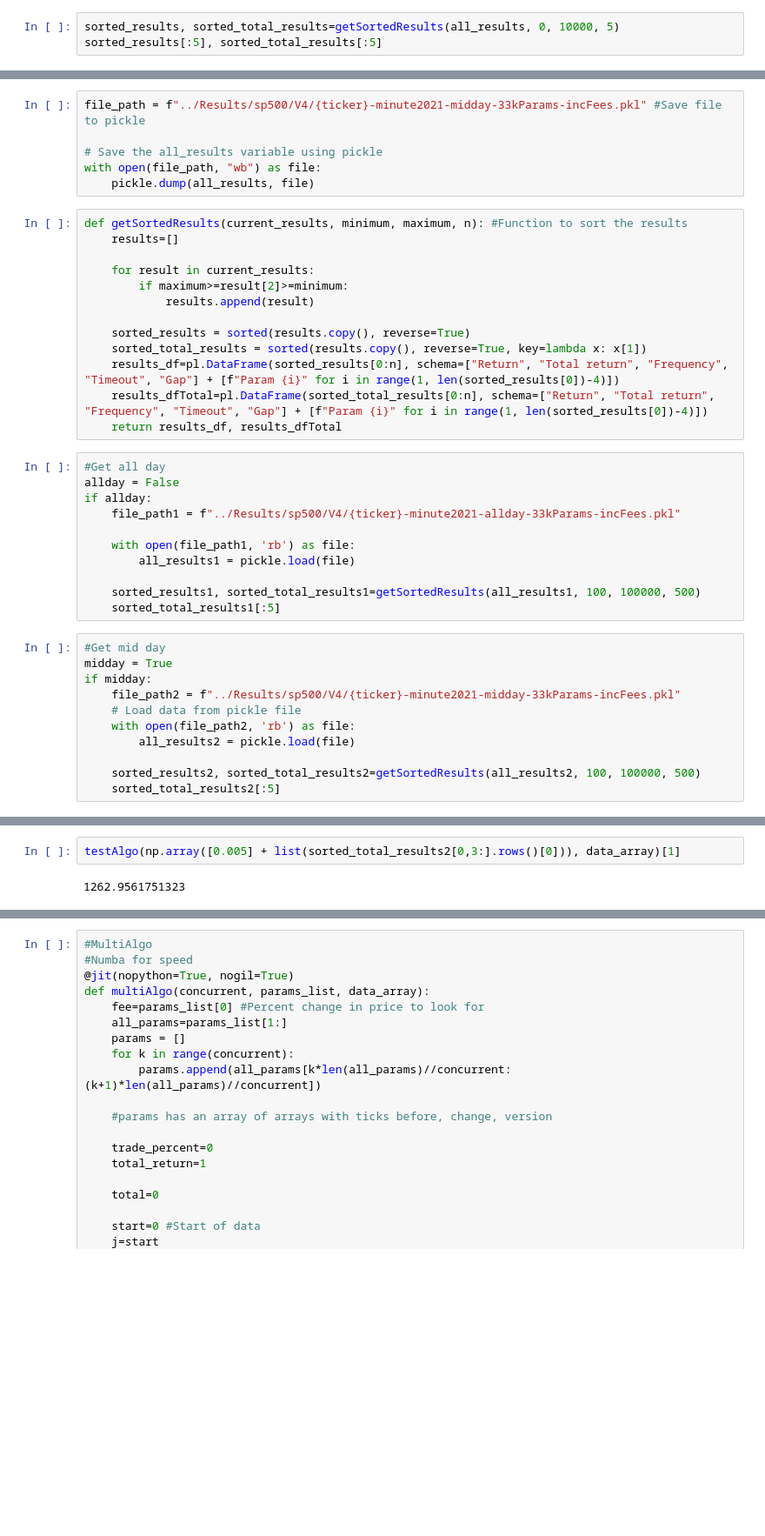
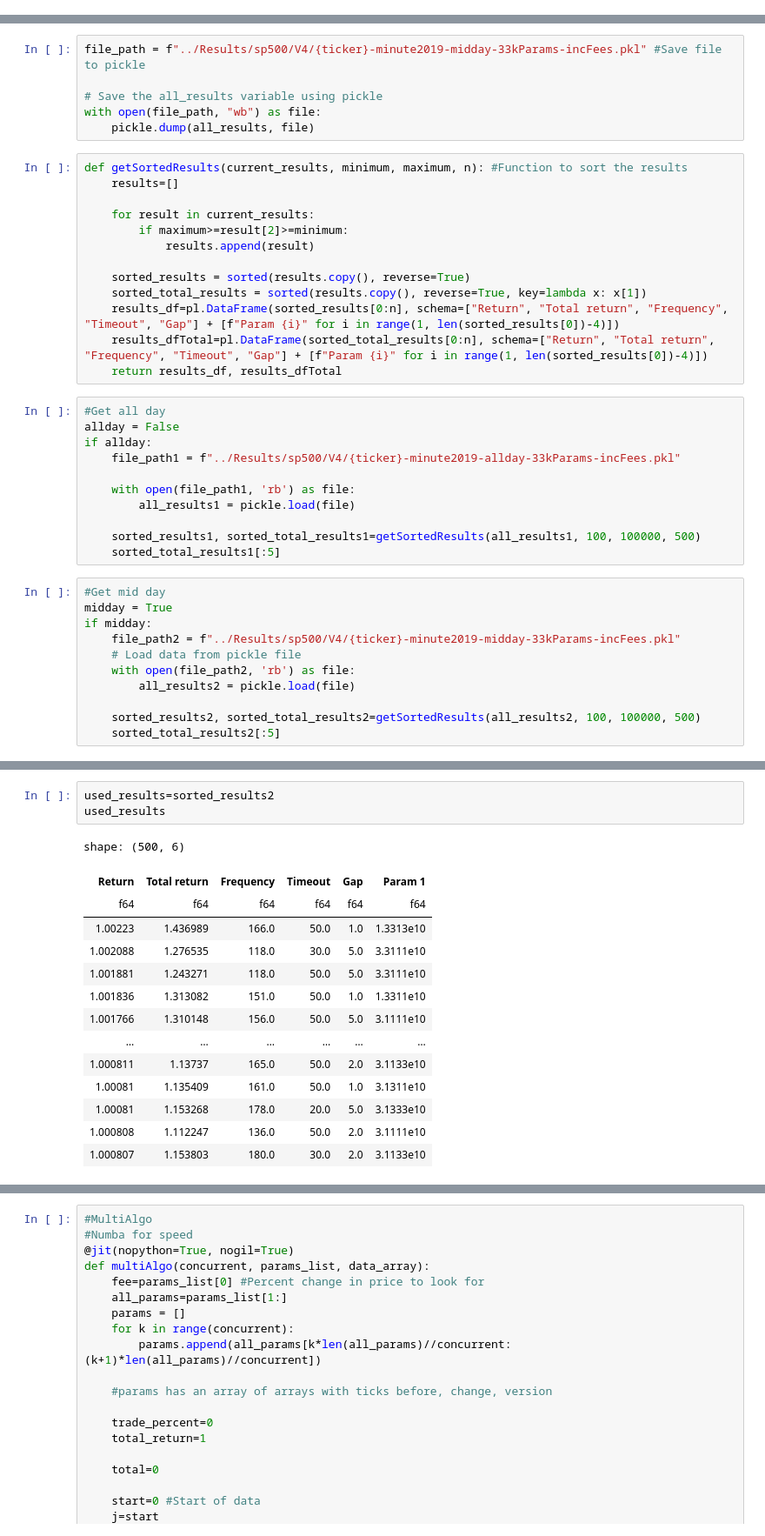
Before and after one commit to OGibbard/Quant, a Jupyter notebook: algoV4.ipynb, the cells around one changed output, grey strips where cells are left out. Shown: that part at 87% size. Drawn from its saved outputs; the diff is of its cells as text; blank space fills up the shorter version.

```diff
--- a/algoV4.ipynb
+++ b/algoV4.ipynb
@@ -124,3 +151,0 @@ def getSortedResults(current_results, minimum, maximum, n): #Function to sort th
-# %%
-sorted_results, sorted_total_results=getSortedResults(all_results, 0, 10000, 5)
-sorted_results[:5], sorted_total_results[:5]
@@ -225,5 +226,5 @@ testAlgo([0.005, 50.0, 5.0, 111.0], data_array)
 # %%
-file_path = f"../Results/sp500/V4/{ticker}-minute2021-midday-33kParams-incFees.pkl" #Save file to pickle
+file_path = f"../Results/sp500/V4/{ticker}-minute2019-midday-33kParams-incFees.pkl" #Save file to pickle
 
 # Save the all_results variable using pickle
 with open(file_path, "wb") as file:
@@ -245,7 +246,7 @@ def getSortedResults(current_results, minimum, maximum, n): #Function to sort th
 #Get all day
 allday = False
 if allday:
-    file_path1 = f"../Results/sp500/V4/{ticker}-minute2021-allday-33kParams-incFees.pkl"
+    file_path1 = f"../Results/sp500/V4/{ticker}-minute2019-allday-33kParams-incFees.pkl"
 
     with open(file_path1, 'rb') as file:
         all_results1 = pickle.load(file)
@@ -256,7 +257,7 @@ if allday:
 #Get mid day
 midday = True
 if midday:
-    file_path2 = f"../Results/sp500/V4/{ticker}-minute2021-midday-33kParams-incFees.pkl"
+    file_path2 = f"../Results/sp500/V4/{ticker}-minute2019-midday-33kParams-incFees.pkl"
     # Load data from pickle file
     with open(file_path2, 'rb') as file:
         all_results2 = pickle.load(file)
@@ -368,4 +278,18 @@ len(day_data_array)
-# %%
-testAlgo(np.array([0.005] + list(sorted_total_results2[0,3:].rows()[0])), data_array)[1]
-# %% [output]
-1262.9561751323
+# %%
+used_results=sorted_results2
+used_results
+# %% [output]
+shape: (500, 6)
+| Return | Total return | Frequency | Timeout | Gap | Param 1 |
+| f64 | f64 | f64 | f64 | f64 | f64 |
+| 1.00223 | 1.436989 | 166.0 | 50.0 | 1.0 | 1.3313e10 |
+| 1.002088 | 1.276535 | 118.0 | 30.0 | 5.0 | 3.3111e10 |
+| 1.001881 | 1.243271 | 118.0 | 50.0 | 5.0 | 3.3111e10 |
+| 1.001836 | 1.313082 | 151.0 | 50.0 | 1.0 | 1.3311e10 |
+| 1.001766 | 1.310148 | 156.0 | 50.0 | 5.0 | 3.1111e10 |
+| … | … | … | … | … | … |
+| 1.000811 | 1.13737 | 165.0 | 50.0 | 2.0 | 3.1133e10 |
+| 1.00081 | 1.135409 | 161.0 | 50.0 | 1.0 | 3.1311e10 |
+| 1.00081 | 1.153268 | 178.0 | 20.0 | 5.0 | 3.1333e10 |
+| 1.000808 | 1.112247 | 136.0 | 50.0 | 2.0 | 3.1111e10 |
+| 1.000807 | 1.153803 | 180.0 | 30.0 | 2.0 | 3.1133e10 |
```
Also changed, not shown: parts of 18 cells of this notebook, 3 other files.
